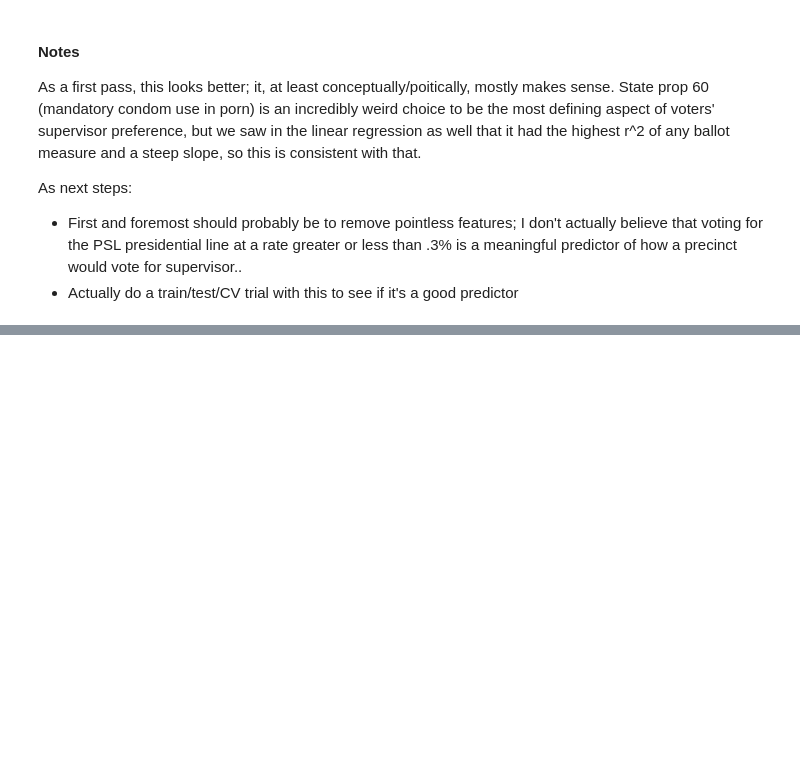
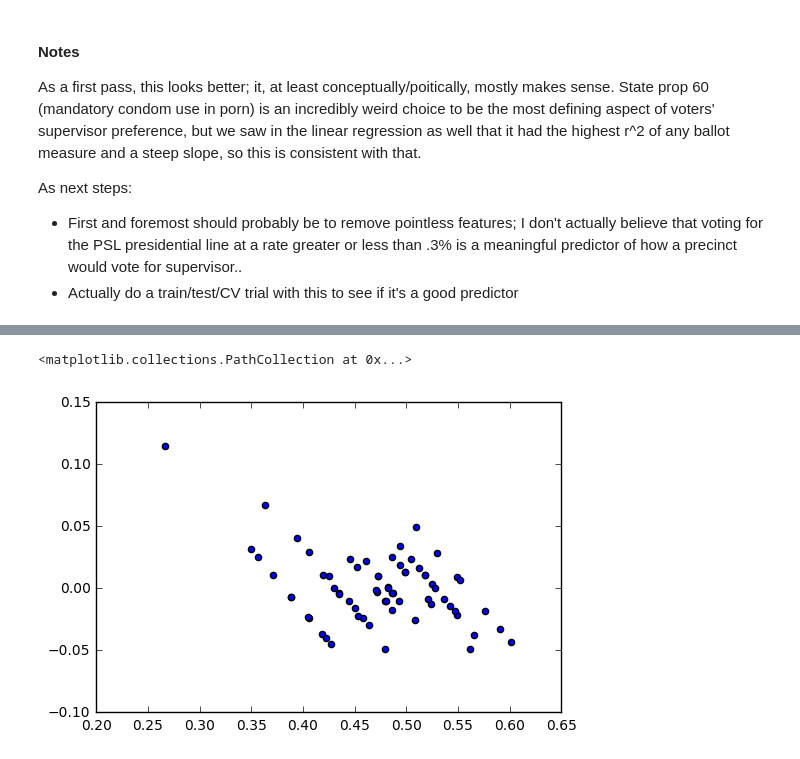
Before and after one commit to cmdavis4/sf-elections, a Jupyter notebook: d5_race_ml.ipynb, the cells around one changed output, grey strips where cells are left out. Cells and saved outputs as stored; diff of their text form; code cells hidden in the pictures; blank space fills up the shorter version.

```diff
--- a/d5_race_ml.ipynb
+++ b/d5_race_ml.ipynb
@@ -119,0 +272,6 @@ As next steps:
+# %%
+residuals=subset_regressor.predict(feature_subset.values)-endogenous
+plt.scatter(endogenous.values, residuals)
+# %% [output]
+<matplotlib.collections.PathCollection at 0x...>
+[figure, added]
```
Also changed, not shown: parts of 18 cells of this notebook.
